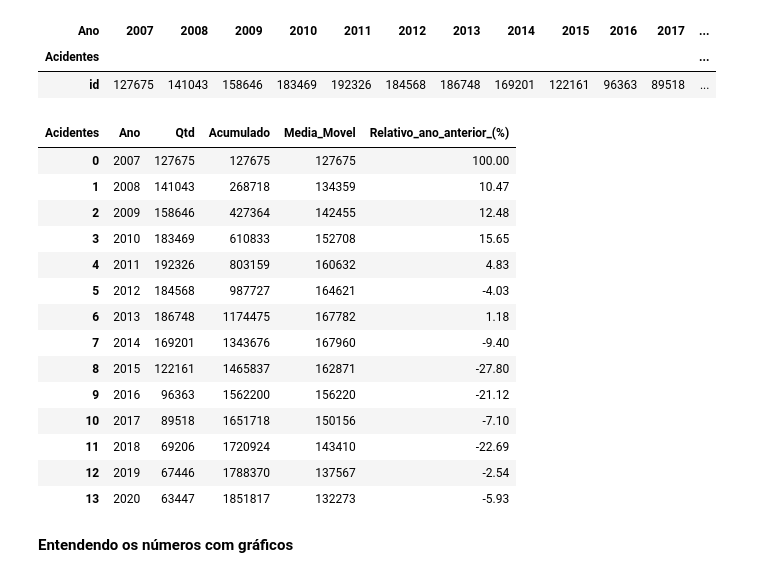
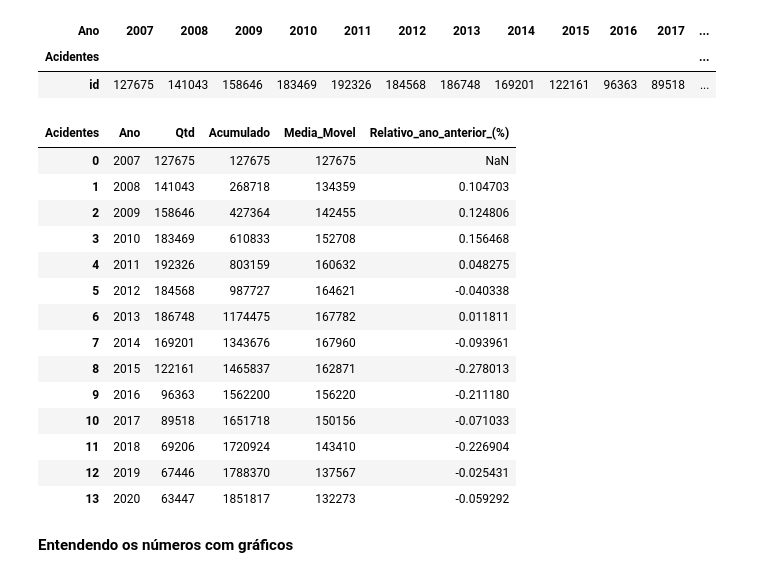
Before and after one commit to FelipeGBarreto/Projects, a Jupyter notebook: Acidentes_Rodovias_Federais.ipynb, the cells around one changed output. Drawn from its saved outputs; the diff is of its cells as text; code cells hidden in the pictures.

```diff
--- a/Acidentes_Rodovias_Federais.ipynb
+++ b/Acidentes_Rodovias_Federais.ipynb
@@ -104,30 +104,33 @@ acidentes.T
 # %%
 acidentes["Acumulado"] = [acidentes.id[:i+1].sum() for i in range(acidentes.shape[0])]
 acidentes["Media_Movel"] = [round(acidentes.id[:i+1].mean()) for i in range(acidentes.shape[0])]
 acidentes.rename(columns={"id":"Qtd"}, inplace=True)
 
-acidentes["Relativo_ano_anterior_(%)"] = 0
-for i in range(acidentes.shape[0]):
-  if i == 0: acidentes["Relativo_ano_anterior_(%)"].iloc[i] = 100
-  else: acidentes["Relativo_ano_anterior_(%)"].iloc[i] = round((acidentes["Qtd"].iloc[i]/acidentes["Qtd"].iloc[i-1])-1,4)*100
+acidentes['Relativo_ano_anterior_(%)'] = acidentes.Qtd.pct_change()
+
+# # Outra forma de fazer o percentual relativo
+# acidentes["Relativo_ano_anterior_(%)"] = 0
+# for i in range(acidentes.shape[0]):
+#   if i == 0: acidentes["Relativo_ano_anterior_(%)"].iloc[i] = 100
+#   else: acidentes["Relativo_ano_anterior_(%)"].iloc[i] = (acidentes["Qtd"].iloc[i]/acidentes["Qtd"].iloc[i-1])-1
 acidentes.reset_index(inplace=True)
 acidentes
 # %% [output]
 | Acidentes | Ano | Qtd | Acumulado | Media_Movel | Relativo_ano_anterior_(%) |
-| 0 | 2007 | 127675 | 127675 | 127675 | 100.00 |
-| 1 | 2008 | 141043 | 268718 | 134359 | 10.47 |
-| 2 | 2009 | 158646 | 427364 | 142455 | 12.48 |
-| 3 | 2010 | 183469 | 610833 | 152708 | 15.65 |
-| 4 | 2011 | 192326 | 803159 | 160632 | 4.83 |
-| 5 | 2012 | 184568 | 987727 | 164621 | -4.03 |
-| 6 | 2013 | 186748 | 1174475 | 167782 | 1.18 |
-| 7 | 2014 | 169201 | 1343676 | 167960 | -9.40 |
-| 8 | 2015 | 122161 | 1465837 | 162871 | -27.80 |
-| 9 | 2016 | 96363 | 1562200 | 156220 | -21.12 |
-| 10 | 2017 | 89518 | 1651718 | 150156 | -7.10 |
-| 11 | 2018 | 69206 | 1720924 | 143410 | -22.69 |
-| 12 | 2019 | 67446 | 1788370 | 137567 | -2.54 |
-| 13 | 2020 | 63447 | 1851817 | 132273 | -5.93 |
+| 0 | 2007 | 127675 | 127675 | 127675 | NaN |
+| 1 | 2008 | 141043 | 268718 | 134359 | 0.104703 |
+| 2 | 2009 | 158646 | 427364 | 142455 | 0.124806 |
+| 3 | 2010 | 183469 | 610833 | 152708 | 0.156468 |
+| 4 | 2011 | 192326 | 803159 | 160632 | 0.048275 |
+| 5 | 2012 | 184568 | 987727 | 164621 | -0.040338 |
+| 6 | 2013 | 186748 | 1174475 | 167782 | 0.011811 |
+| 7 | 2014 | 169201 | 1343676 | 167960 | -0.093961 |
+| 8 | 2015 | 122161 | 1465837 | 162871 | -0.278013 |
+| 9 | 2016 | 96363 | 1562200 | 156220 | -0.211180 |
+| 10 | 2017 | 89518 | 1651718 | 150156 | -0.071033 |
+| 11 | 2018 | 69206 | 1720924 | 143410 | -0.226904 |
+| 12 | 2019 | 67446 | 1788370 | 137567 | -0.025431 |
+| 13 | 2020 | 63447 | 1851817 | 132273 | -0.059292 |
 # %% [markdown]
 **Entendendo os números com gráficos**
 # %%
```
Also changed, not shown: parts of 1 cell of this notebook.
